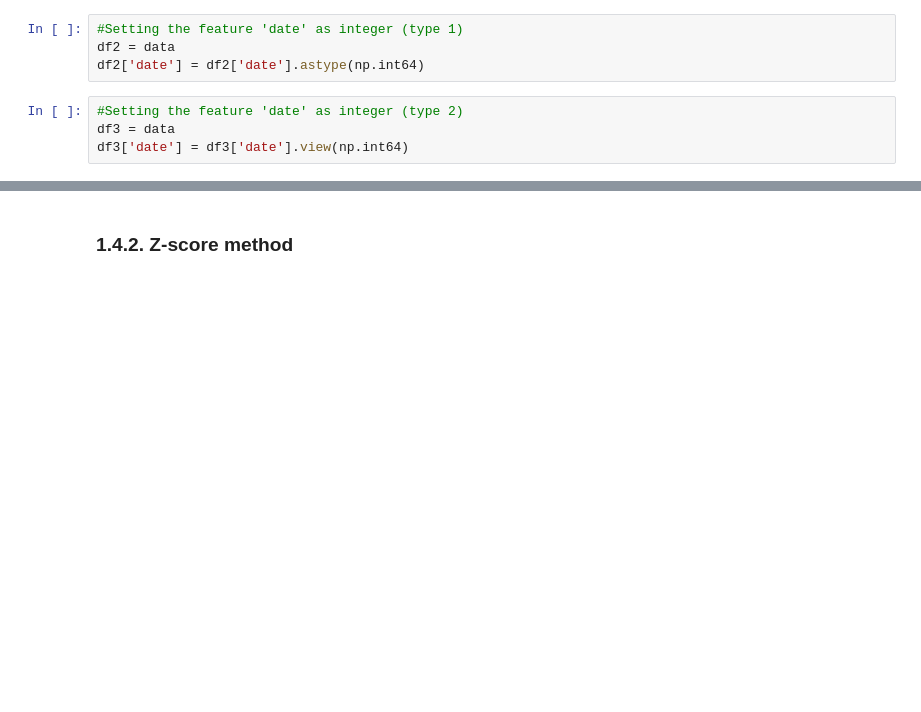
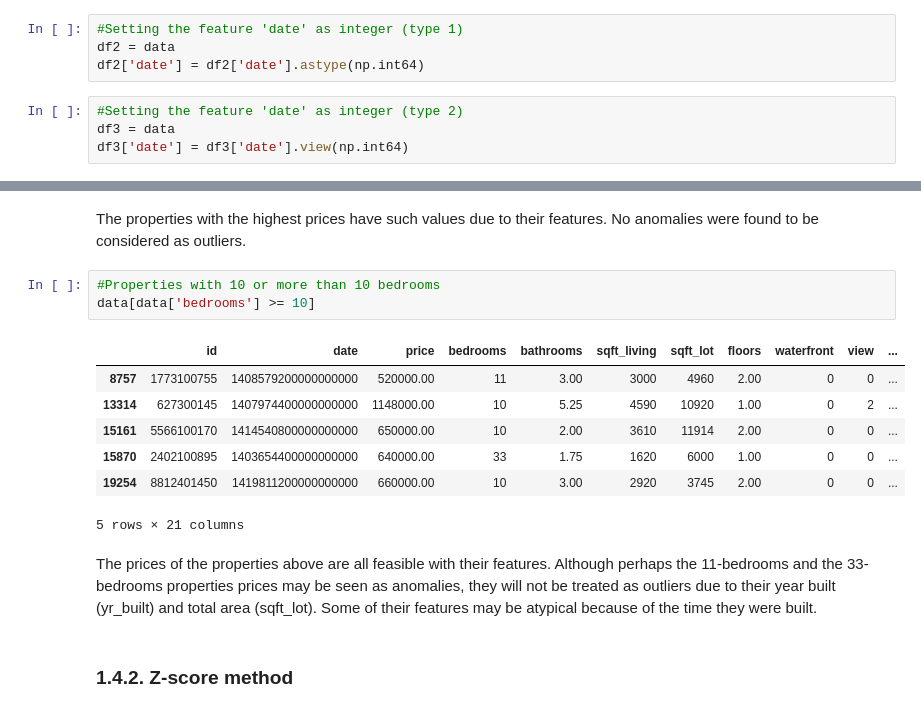
Before and after one commit to lucasquemelli/House_Rocket, a Jupyter notebook: House_Rocket_venv/house_rocket_insight.ipynb, the cells around one changed output, grey strips where cells are left out. Cells and saved outputs as stored; diff of their text form; blank space fills up the shorter version.

```diff
--- a/House_Rocket_venv/house_rocket_insight.ipynb
+++ b/House_Rocket_venv/house_rocket_insight.ipynb
@@ -213,3 +236,18 @@ df3['date'] = df3['date'].view(np.int64)
+# %% [markdown]
+The properties with the highest prices have such values due to their features. No anomalies were found to be considered as outliers.
+# %%
+#Properties with 10 or more than 10 bedrooms
+data[data['bedrooms'] >= 10]
+# %% [output]
+|  | id | date | price | bedrooms | bathrooms | sqft_living | sqft_lot | floors | waterfront | view | ... |
+| 8757 | 1773100755 | 1408579200000000000 | 520000.00 | 11 | 3.00 | 3000 | 4960 | 2.00 | 0 | 0 | ... |
+| 13314 | 627300145 | 1407974400000000000 | 1148000.00 | 10 | 5.25 | 4590 | 10920 | 1.00 | 0 | 2 | ... |
+| 15161 | 5566100170 | 1414540800000000000 | 650000.00 | 10 | 2.00 | 3610 | 11914 | 2.00 | 0 | 0 | ... |
+| 15870 | 2402100895 | 1403654400000000000 | 640000.00 | 33 | 1.75 | 1620 | 6000 | 1.00 | 0 | 0 | ... |
+| 19254 | 8812401450 | 1419811200000000000 | 660000.00 | 10 | 3.00 | 2920 | 3745 | 2.00 | 0 | 0 | ... |
+5 rows × 21 columns
+# %% [markdown]
+The prices of the properties above are all feasible with their features. Although perhaps the 11-bedrooms and the 33-bedrooms properties prices may be seen as anomalies, they will not be treated as outliers due to their year built (yr_built) and total area (sqft_lot). Some of their features may be atypical because of the time they were built.
 # %% [markdown]
 ### 1.4.2. Z-score method
 # %%
```
Also changed, not shown: parts of 8 cells of this notebook.
